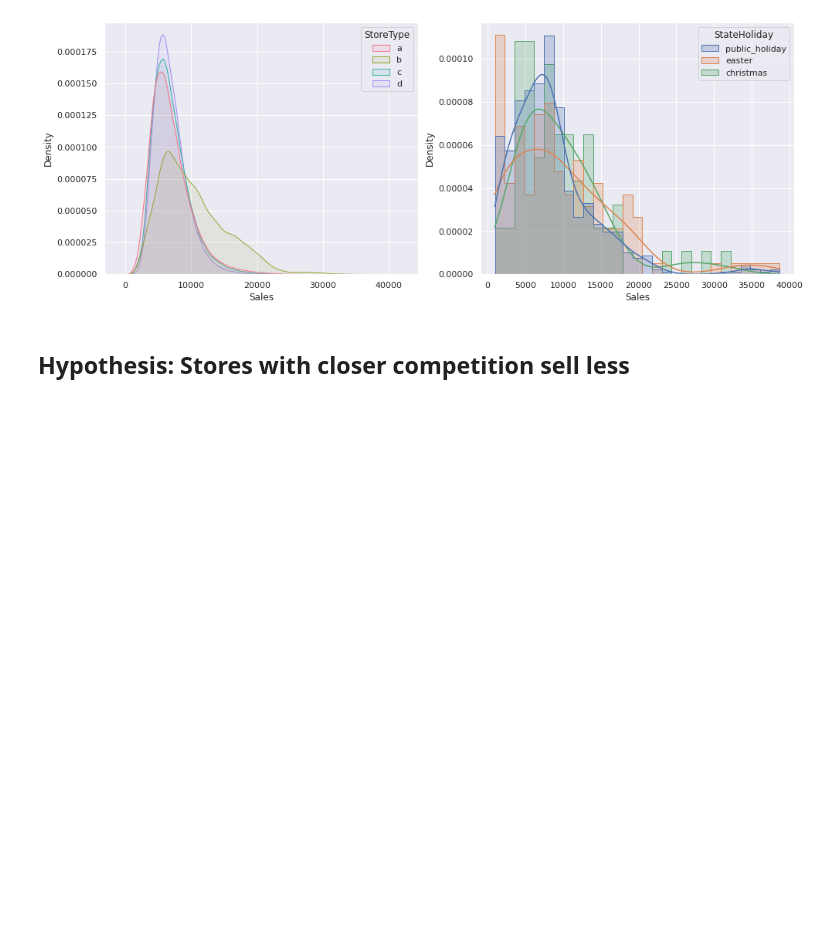
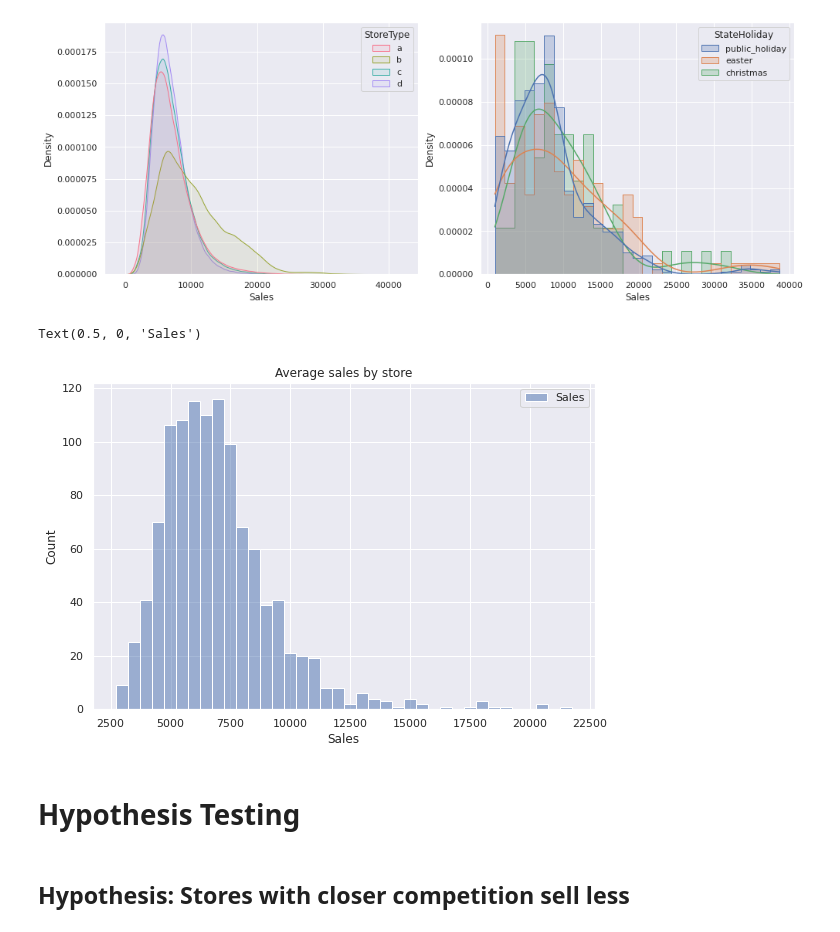
Before and after one commit to brenosakaguti/rossman-sales-prediction, a Jupyter notebook: rossman_sales_prediction.ipynb, the cells around one changed output. Drawn from its saved outputs; the diff is of its cells as text; code cells hidden in the pictures; blank space fills up the shorter version.

```diff
--- a/rossman_sales_prediction.ipynb
+++ b/rossman_sales_prediction.ipynb
@@ -174,6 +175,16 @@ sns.histplot(data=df3[df3["StateHoliday"]!="none"], x="Sales", hue="StateHoliday
 # %% [output]
 <AxesSubplot:xlabel='Sales', ylabel='Density'>
 [figure]
+# %%
+aux = df3[["Sales", "Store"]].groupby("Store").mean()
+sns.histplot(aux)
+plt.title("Average sales by store");
+plt.xlabel("Sales")
+# %% [output]
+Text(0.5, 0, 'Sales')
+[figure, added]
+# %% [markdown]
+# Hypothesis Testing
 # %% [markdown]
 ## Hypothesis: Stores with closer competition sell less
 # %%
```
Also changed, not shown: parts of 10 cells of this notebook.
